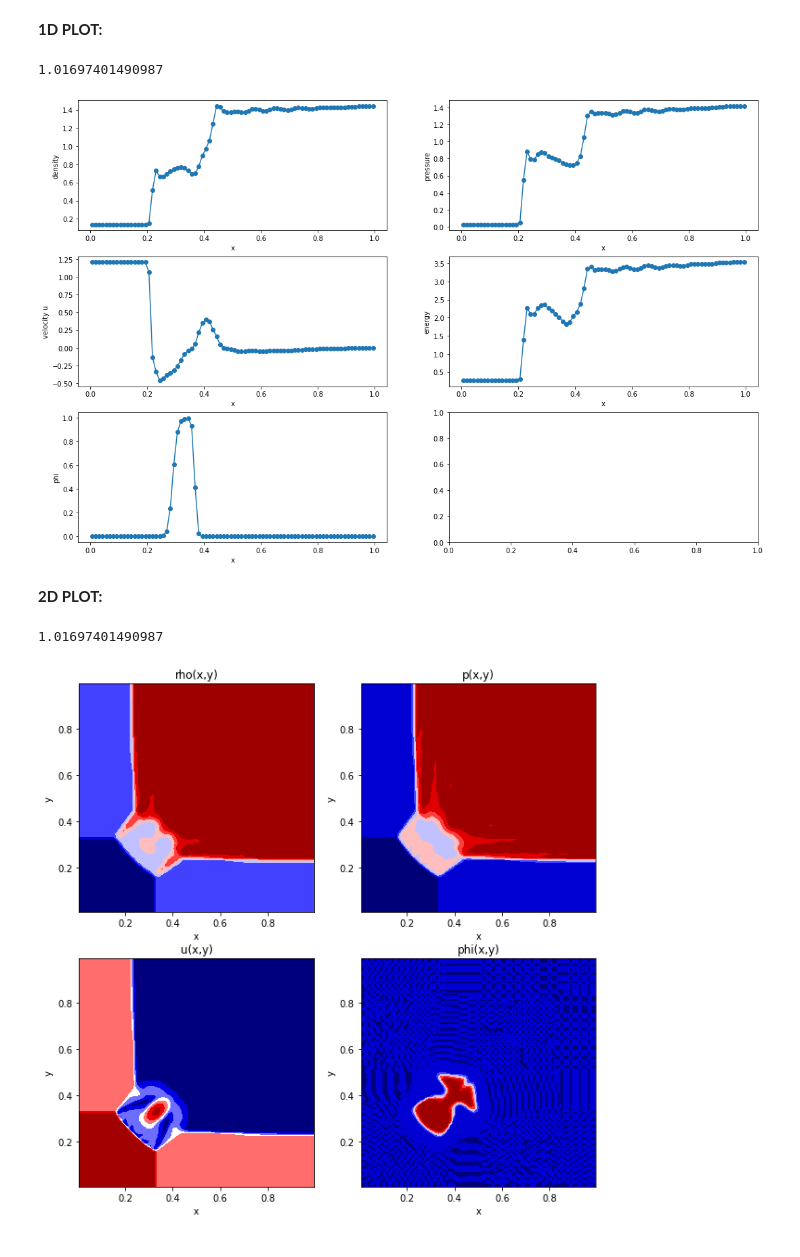
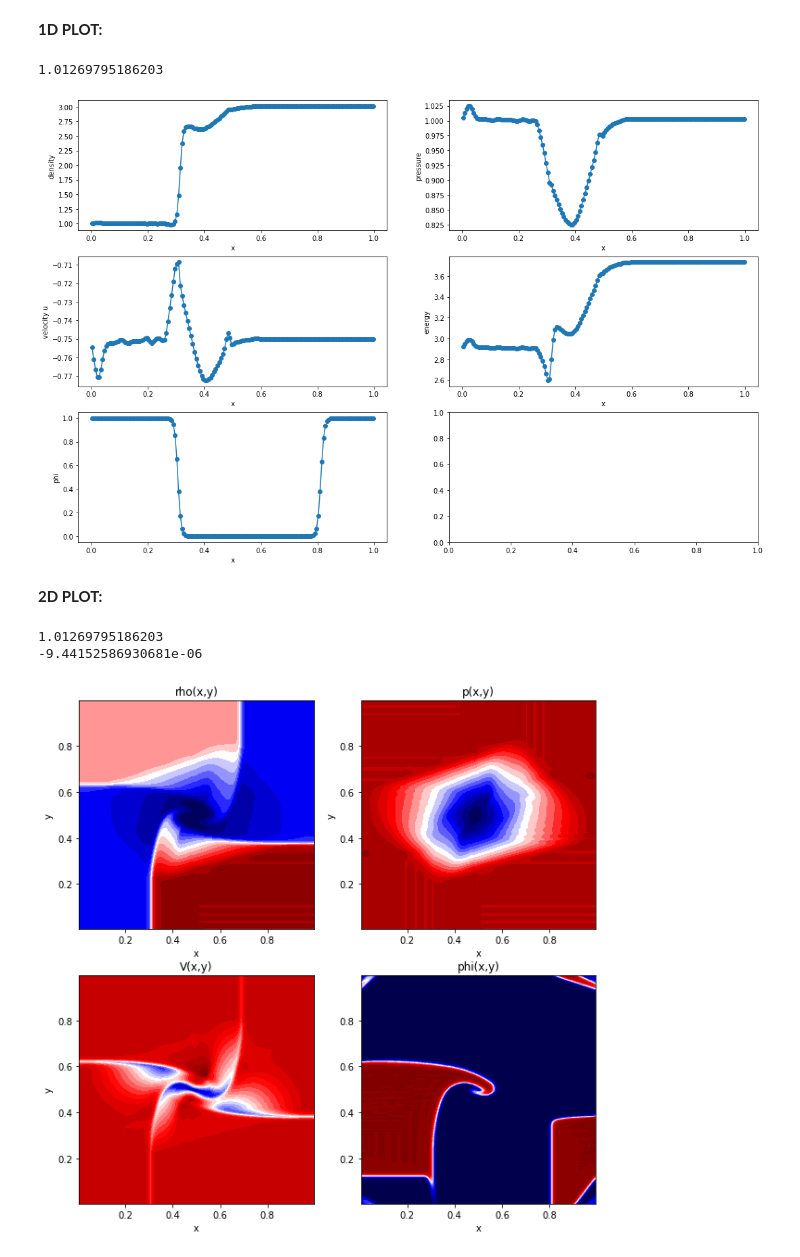
Before and after one commit to navasmontilla/CAELUM, a Jupyter notebook: 2D_RPs.ipynb, the cells around one changed output. Drawn from its saved outputs; the diff is of its cells as text; code cells hidden in the pictures.

```diff
--- a/2D_RPs.ipynb
+++ b/2D_RPs.ipynb
@@ -26,8 +26,8 @@ CFL = 0.3
 Order = 5
 
 #Mesh setup
-xcells = 80
-ycells = 80
+xcells = 160
+ycells = 160
 zcells = 1
 SizeX = 1.0
 SizeY = 1.0
@@ -69,7 +69,7 @@ z=np.arange(0+dz/2.0, SizeZ, dz)
 
 xc, yc, zc= np.meshgrid(x,y,z,indexing='ij')
 # %%
-case=1
+case=2
 
 if case==1:
     FinalTime = 0.4
@@ -293,48 +293,54 @@ ax[2,0].set_ylabel("phi")
 
 print(np.max(phi))
 # %% [output]
-1.01697401490987
+1.01269795186203
-[figure, old version]
+[figure, new version]
 # %% [markdown]
 **2D PLOT:**
 # %%
 j=1
+
+filename = "doc/bench_RP2D_"+str(case)
 
 xp = xc[:,0,0]     #puntos en x
 yp = yc[0,:,0]      #puntos en y
 X, Y = np.meshgrid(xp, yp)    #matriz de puntos
 Srho=np.transpose(rho[:,:,0,j])
 Spres=np.transpose(p[:,:,0,j])
 Svel=np.transpose(np.sqrt(u[:,:,0,j]**2+v[:,:,0,j]**2))
 Senr=np.transpose(E[:,:,0,j])
 Sphi=np.transpose(phi[:,:,0,j])
 
 fig, ax = plt.subplots(2,2,figsize=(10, 10))      #genera el objeto "figura"
 
-ax[0,0].contourf(X, Y, Srho, cmap='seismic')
+plot1=ax[0,0].contourf(X, Y, Srho, 20, cmap='seismic')
 ax[0,0].set_title('rho(x,y)')
 ax[0,0].set_xlabel("x")
 ax[0,0].set_ylabel("y")
 
-ax[0,1].contourf(X, Y, Spres, cmap='seismic' )
+plot2=ax[0,1].contourf(X, Y, Spres, 20, cmap='seismic' )
 ax[0,1].set_title('p(x,y)')
 ax[0,1].set_xlabel("x")
 ax[0,1].set_ylabel("y")
 
-ax[1,0].contourf(X, Y, Svel, cmap='seismic')
-ax[1,0].set_title('u(x,y)')
+plot3=ax[1,0].contourf(X, Y, Svel, 30, cmap='seismic')
+ax[1,0].set_title('V(x,y)')
 ax[1,0].set_xlabel("x")
 ax[1,0].set_ylabel("y")
 
-ax[1,1].contourf(X, Y, Sphi, cmap='seismic')
+plot4=ax[1,1].contourf(X, Y, Sphi, 20, cmap='seismic')
 ax[1,1].set_title('phi(x,y)')
 ax[1,1].set_xlabel("x")
-ax[1,1].set_ylabel("y")
+plot4.set_clim( 0.05, 1 )
 
 print(np.max(Sphi))
+print(np.min(Sphi))
+
+fig.savefig(filename+".png",dpi=500)
 # %% [output]
-1.01697401490987
+1.01269795186203
+-9.44152586930681e-06
-[figure, old version]
+[figure, new version]
 # %%
 #Author:
 # - Adrián Navas Montilla
```
Also changed, not shown: parts of 1 cell of this notebook, 2 other files.
